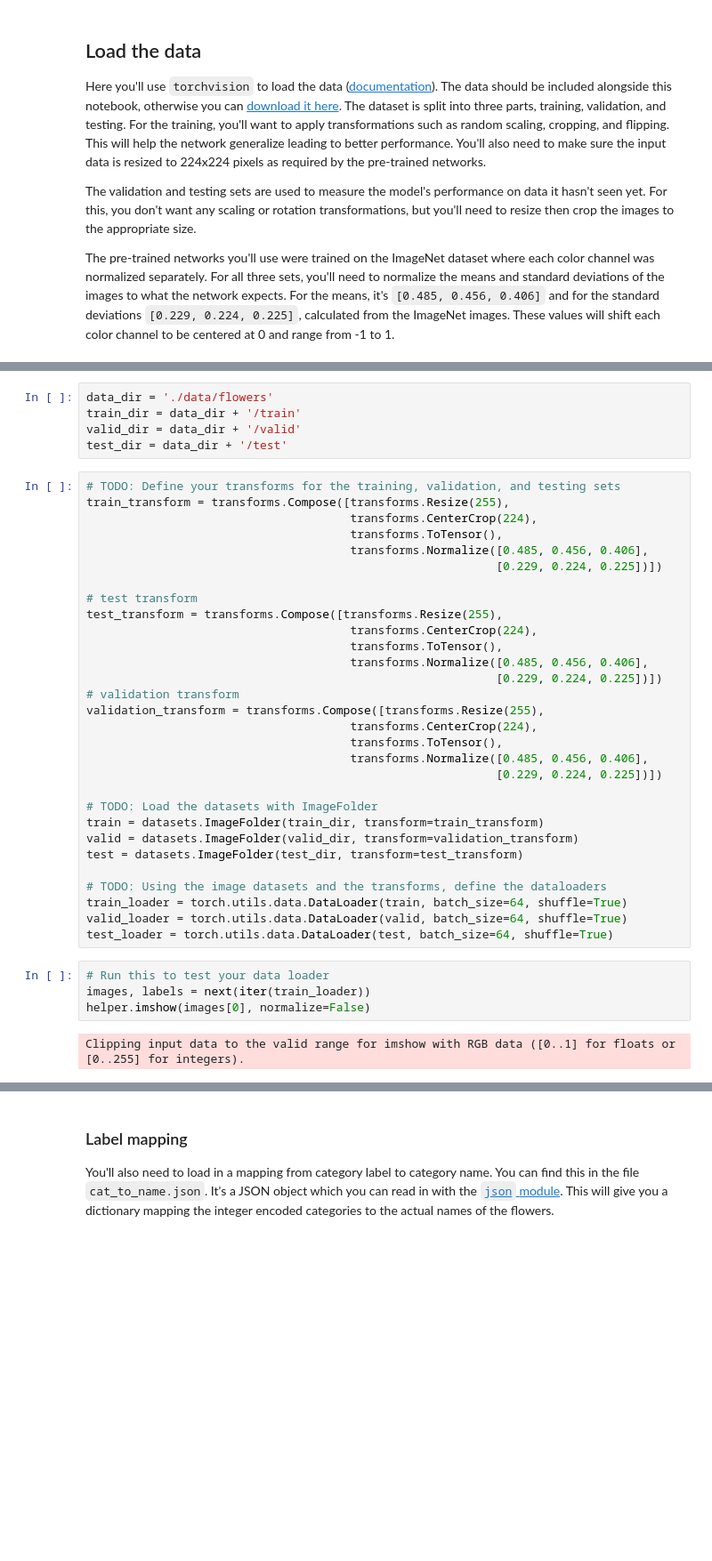
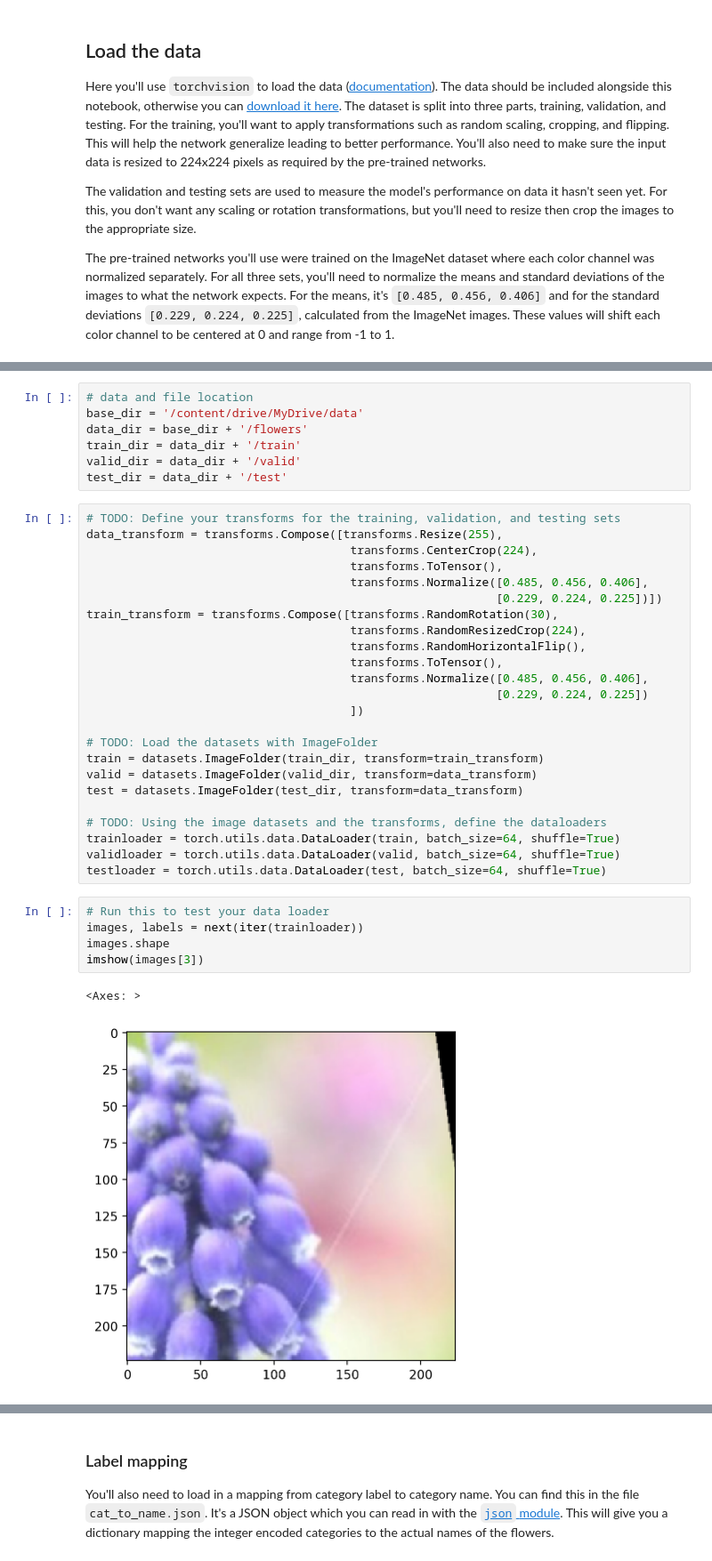
Before and after one commit to michaelgobz/imageclassifier, a Jupyter notebook: Image Classifier Project.ipynb, the cells around one changed output, grey strips where cells are left out. Shown at 89% size. Saved outputs shown, nothing was run; the diff lists cells and outputs as text; blank space fills up the shorter version.

```diff
--- a/Image Classifier Project.ipynb
+++ b/Image Classifier Project.ipynb
@@ -49,41 +81,39 @@ The pre-trained networks you'll use were trained on the ImageNet dataset where e
 # %%
-data_dir = './data/flowers'
+# data and file location
+base_dir = '/content/drive/MyDrive/data'
+data_dir = base_dir + '/flowers'
 train_dir = data_dir + '/train'
 valid_dir = data_dir + '/valid'
 test_dir = data_dir + '/test'
 # %%
 # TODO: Define your transforms for the training, validation, and testing sets
-train_transform = transforms.Compose([transforms.Resize(255),
+data_transform = transforms.Compose([transforms.Resize(255),
                                       transforms.CenterCrop(224),
                                       transforms.ToTensor(),
                                       transforms.Normalize([0.485, 0.456, 0.406],
                                                            [0.229, 0.224, 0.225])])
-
-# test transform
-test_transform = transforms.Compose([transforms.Resize(255),
-                                      transforms.CenterCrop(224),
+train_transform = transforms.Compose([transforms.RandomRotation(30),
+                                      transforms.RandomResizedCrop(224),
+                                      transforms.RandomHorizontalFlip(),
                                       transforms.ToTensor(),
                                       transforms.Normalize([0.485, 0.456, 0.406],
-                                                           [0.229, 0.224, 0.225])])
-# validation transform
-validation_transform = transforms.Compose([transforms.Resize(255),
-                                      transforms.CenterCrop(224),
-                                      transforms.ToTensor(),
-                                      transforms.Normalize([0.485, 0.456, 0.406],
-                                                           [0.229, 0.224, 0.225])])
+                                                           [0.229, 0.224, 0.225])
+                                      ])
 
 # TODO: Load the datasets with ImageFolder
 train = datasets.ImageFolder(train_dir, transform=train_transform)
-valid = datasets.ImageFolder(valid_dir, transform=validation_transform)
-test = datasets.ImageFolder(test_dir, transform=test_transform)
+valid = datasets.ImageFolder(valid_dir, transform=data_transform)
+test = datasets.ImageFolder(test_dir, transform=data_transform)
 
 # TODO: Using the image datasets and the transforms, define the dataloaders
-train_loader = torch.utils.data.DataLoader(train, batch_size=64, shuffle=True)
-valid_loader = torch.utils.data.DataLoader(valid, batch_size=64, shuffle=True)
-test_loader = torch.utils.data.DataLoader(test, batch_size=64, shuffle=True)
+trainloader = torch.utils.data.DataLoader(train, batch_size=64, shuffle=True)
+validloader = torch.utils.data.DataLoader(valid, batch_size=64, shuffle=True)
+testloader = torch.utils.data.DataLoader(test, batch_size=64, shuffle=True)
 # %%
 # Run this to test your data loader
-images, labels = next(iter(train_loader))
-helper.imshow(images[0], normalize=False)
+images, labels = next(iter(trainloader))
+images.shape
+imshow(images[3])
 # %% [output]
-Clipping input data to the valid range for imshow with RGB data ([0..1] for floats or [0..255] for integers).
+<Axes: >
+[figure, added]
```
Also changed, not shown: parts of 26 cells of this notebook.
